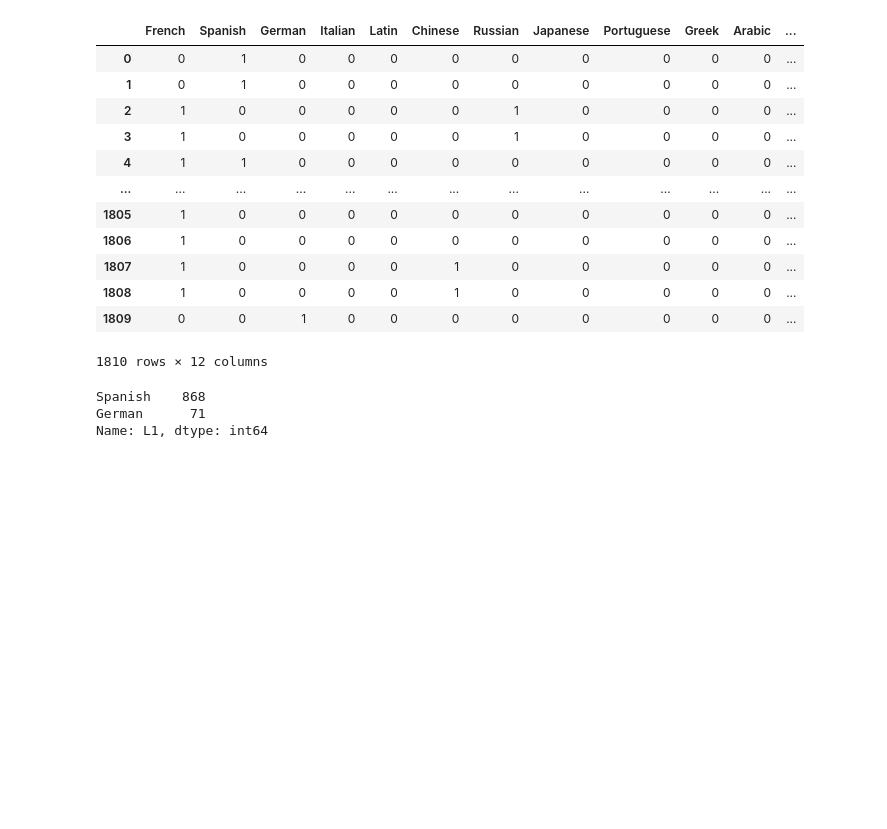
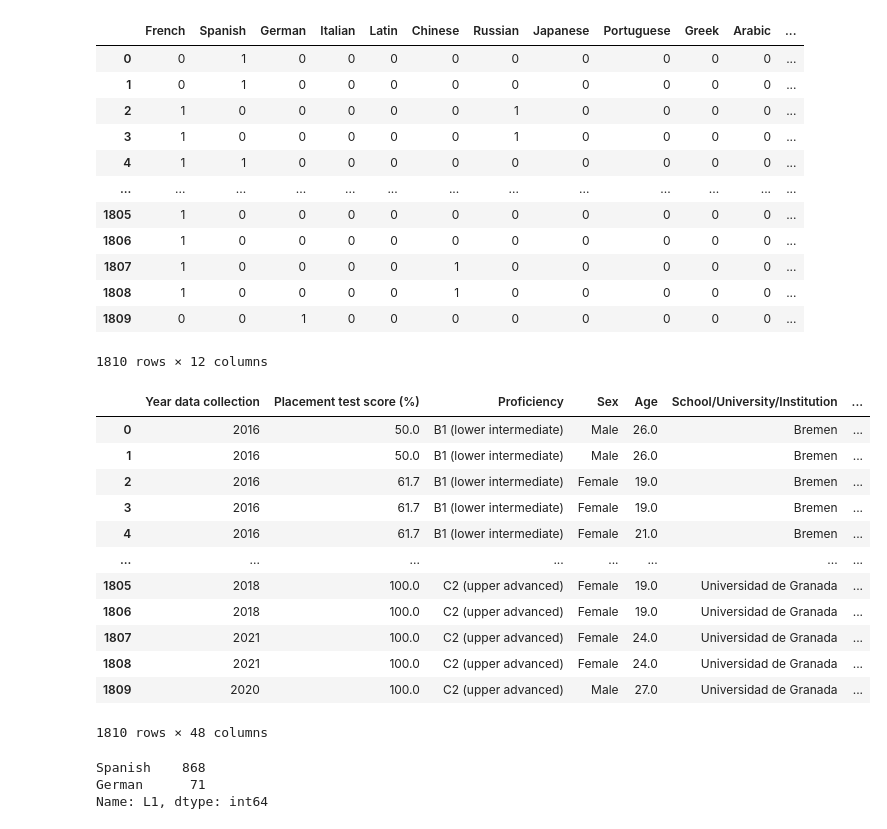
Before and after one commit to inadk/CMLL_Project, a Jupyter notebook: analysis_1.ipynb, the cells around one changed output. Cells and saved outputs as stored; diff of their text form; code cells hidden in the pictures; blank space fills up the shorter version.

```diff
--- a/analysis_1.ipynb
+++ b/analysis_1.ipynb
@@ -450,6 +450,23 @@ lc_encoded_top[top_12_languages]
 | 1808 | 1 | 0 | 0 | 0 | 0 | 1 | 0 | 0 | 0 | 0 | 0 | ... |
 | 1809 | 0 | 0 | 1 | 0 | 0 | 0 | 0 | 0 | 0 | 0 | 0 | ... |
 1810 rows × 12 columns
+# %%
+lc = pd.concat([lc, lc_encoded_top[top_12_languages]], axis=1)
+lc.head(2)
+# %% [output]
+|  | Year data collection | Placement test score (%) | Proficiency | Sex | Age | School/University/Institution | ... |
+| 0 | 2016 | 50.0 | B1 (lower intermediate) | Male | 26.0 | Bremen | ... |
+| 1 | 2016 | 50.0 | B1 (lower intermediate) | Male | 26.0 | Bremen | ... |
+| 2 | 2016 | 61.7 | B1 (lower intermediate) | Female | 19.0 | Bremen | ... |
+| 3 | 2016 | 61.7 | B1 (lower intermediate) | Female | 19.0 | Bremen | ... |
+| 4 | 2016 | 61.7 | B1 (lower intermediate) | Female | 21.0 | Bremen | ... |
+| ... | ... | ... | ... | ... | ... | ... | ... |
+| 1805 | 2018 | 100.0 | C2 (upper advanced) | Female | 19.0 | Universidad de Granada | ... |
+| 1806 | 2018 | 100.0 | C2 (upper advanced) | Female | 19.0 | Universidad de Granada | ... |
+| 1807 | 2021 | 100.0 | C2 (upper advanced) | Female | 24.0 | Universidad de Granada | ... |
+| 1808 | 2021 | 100.0 | C2 (upper advanced) | Female | 24.0 | Universidad de Granada | ... |
+| 1809 | 2020 | 100.0 | C2 (upper advanced) | Male | 27.0 | Universidad de Granada | ... |
+1810 rows × 48 columns
 # %%
 # lc = lc.drop(columns=['Stay abroad (when)', 'Stay abroad (where)', 'Proficiency (self-assessment) in additional language writing',
 #                      'Proficiency (self-assessment) in additional language listening', 'Proficiency (self-assessment) in additional language reading',
```
Also changed, not shown: parts of 12 cells of this notebook.
